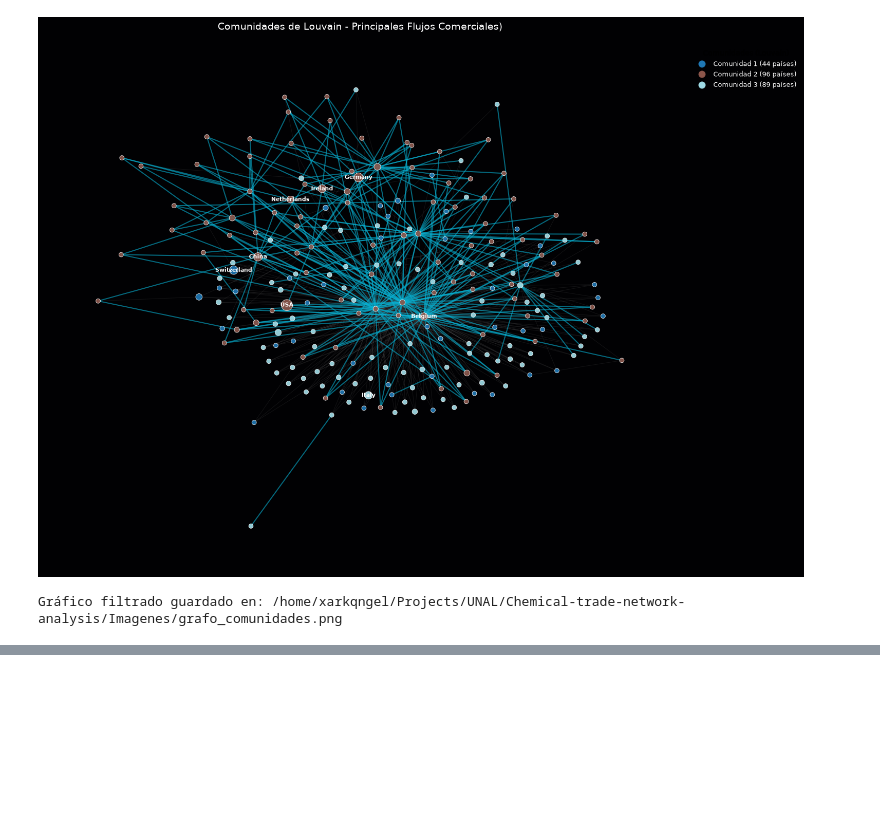
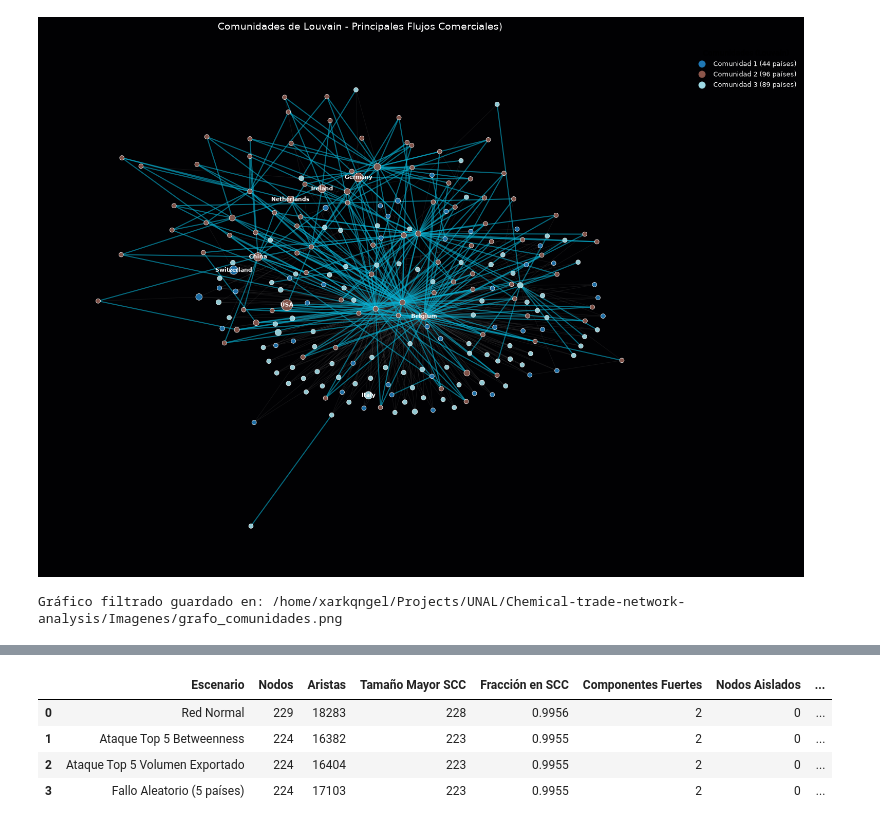
Before and after one commit to zuchus/Chemical-trade-network-analysis, a Jupyter notebook: Notebook/Red.ipynb, the cells around one changed output, grey strips where cells are left out. Drawn from its saved outputs; the diff is of its cells as text; code cells hidden in the pictures; blank space fills up the shorter version.

```diff
--- a/Notebook/Red.ipynb
+++ b/Notebook/Red.ipynb
@@ -585,3 +585,85 @@ Total de enlaces registrados: 677
 | 7 | Belgium | 2 | Myanmar | 3 | 2.0 | False |
 | 8 | Australia | 2 | Côte d'Ivoire | 1 | 2.0 | False |
 | 9 | Brazil | 3 | Mongolia | 2 | 2.0 | False |
+# %%
+import networkx as nx
+import pandas as pd
+import numpy as np
+
+def calcular_metricas_robustez(Grafo, nombre_escenario):
+    n = Grafo.number_of_nodes()
+    m = Grafo.number_of_edges()
+
+    # Componentes conexas
+    n_wcc = nx.number_weakly_connected_components(Grafo)
+    n_scc = nx.number_strongly_connected_components(Grafo)
+
+    # Mayor componente fuertemente conexa (SCC)
+    if n > 0 and m > 0:
+        scc_nodos = max(nx.strongly_connected_components(Grafo), key=len)
+        tam_scc = len(scc_nodos)
+        frac_scc = tam_scc / n
+        Gs = Grafo.subgraph(scc_nodos).copy()
+
+        # Diámetro y camino promedio en el núcleo
+        try:
+            diametro = nx.diameter(Gs)
+            camino_prom = nx.average_shortest_path_length(Gs)
+        except Exception:
+            diametro, camino_prom = np.nan, np.nan
+    else:
+        tam_scc, frac_scc, diametro, camino_prom = 0, 0, np.nan, np.nan
+
+    # Nodos totalmente desconectados (sin importaciones ni exportaciones)
+    nodos_aislados = sum(1 for node in Grafo.nodes() if Grafo.degree(node) == 0)
+
+    return {
+        "Escenario": nombre_escenario,
+        "Nodos": n,
+        "Aristas": m,
+        "Tamaño Mayor SCC": tam_scc,
+        "Fracción en SCC": round(frac_scc, 4),
+        "Componentes Fuertes": n_scc,
+        "Nodos Aislados": nodos_aislados,
+        "Camino Promedio (SCC)": round(camino_prom, 3) if not np.isnan(camino_prom) else "N/A",
+        "Diámetro (SCC)": diametro if not np.isnan(diametro) else "N/A"
+    }
+
+print("--- SIMULACIÓN DE ESCENARIOS DE ATAQUE ---")
+
+# 1. Medir Red Normal (Línea base)
+metricas_base = calcular_metricas_robustez(G, "Red Normal")
+
+# 2. Definir los Nodos a Atacar (Top 5 en Intermediación / Betweenness)
+# Alternativamente puedes usar 'volumen_exportado' o 'grado_total'
+nodos_df = pd.read_csv(os.path.join(BASE_DIR, "Data_Set", "results", "centralidades_nodos.csv"))
+top_ataque_betweenness = nodos_df.sort_values(by="intermediacion", ascending=False)["pais"].head(5).tolist()
+top_ataque_volumen = nodos_df.sort_values(by="volumen_exportado", ascending=False)["pais"].head(5).tolist()
+
+print(f"Top 5 atacados por Intermediación (Puentes): {top_ataque_betweenness}")
+print(f"Top 5 atacados por Volumen (Productores clave): {top_ataque_volumen}")
+
+# 3. Escenario 1: Ataque Dirigido a Nodos Puente (Betweenness)
+G_ataque_betw = G.copy()
+G_ataque_betw.remove_nodes_from(top_ataque_betweenness)
+metricas_betw = calcular_metricas_robustez(G_ataque_betw, "Ataque Top 5 Betweenness")
+
+# 4. Escenario 2: Ataque Dirigido a Nodos Productores (Volumen Exportado)
+G_ataque_vol = G.copy()
+G_ataque_vol.remove_nodes_from(top_ataque_volumen)
+metricas_vol = calcular_metricas_robustez(G_ataque_vol, "Ataque Top 5 Volumen Exportado")
+
+# 5. Escenario 3: Fallo Aleatorio (Control - 5 países al azar)
+np.random.seed(42)
+nodos_azar = np.random.choice(list(G.nodes()), size=5, replace=False)
+G_azar = G.copy()
+G_azar.remove_nodes_from(nodos_azar)
+metricas_azar = calcular_metricas_robustez(G_azar, "Fallo Aleatorio (5 países)")
+
+# Consolidar resultados en DataFrame
+df_comparativo = pd.DataFrame([metricas_base, metricas_betw, metricas_vol, metricas_azar])
+display(df_comparativo)
+
+# Guardar reporte
+df_comparativo.to_csv(os.path.join(BASE_DIR, "Data_Set", "results", "comparacion_escenarios_ataque.csv"), index=False)
+# %% [output]
@@ -587,0 +673,5 @@ Total de enlaces registrados: 677
+|  | Escenario | Nodos | Aristas | Tamaño Mayor SCC | Fracción en SCC | Componentes Fuertes | Nodos Aislados | ... |
+| 0 | Red Normal | 229 | 18283 | 228 | 0.9956 | 2 | 0 | ... |
+| 1 | Ataque Top 5 Betweenness | 224 | 16382 | 223 | 0.9955 | 2 | 0 | ... |
+| 2 | Ataque Top 5 Volumen Exportado | 224 | 16404 | 223 | 0.9955 | 2 | 0 | ... |
+| 3 | Fallo Aleatorio (5 países) | 224 | 17103 | 223 | 0.9955 | 2 | 0 | ... |
```
Also changed, not shown: parts of 4 cells of this notebook, 5 other files.
